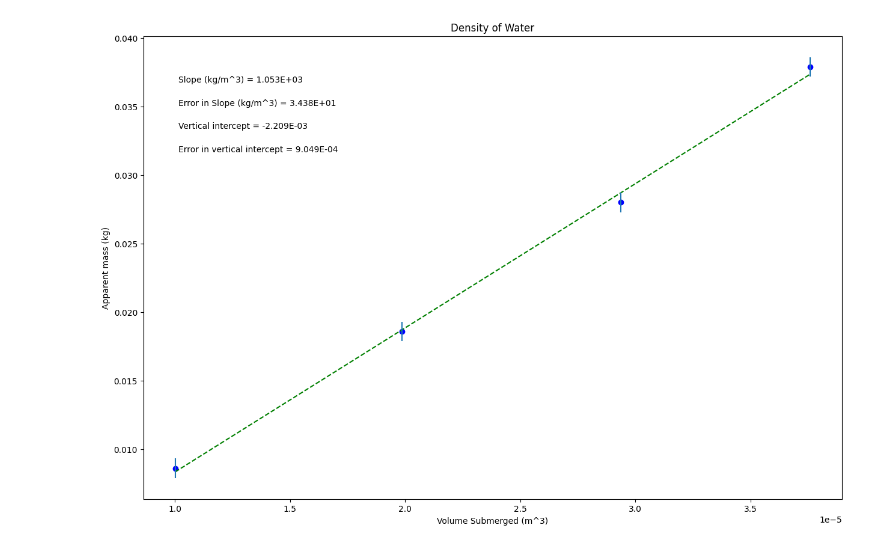
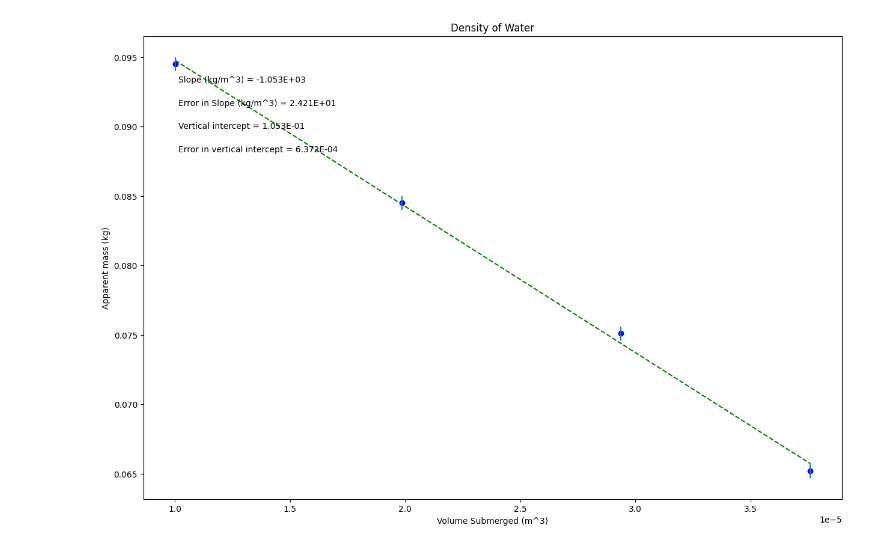
Before and after one commit to scienceguy19/PHSX, a Jupyter notebook: archemidesprinciple.ipynb, the cells around one changed output. Cells and saved outputs as stored; diff of their text form; code cells hidden in the pictures.

```diff
--- a/archemidesprinciple.ipynb
+++ b/archemidesprinciple.ipynb
@@ -21,9 +21,9 @@ import matplotlib.pyplot as plt
 
 volume = np.array([0.00001001480833, 0.00001985435752, 0.00002936842543, 0.00003760560528])
 
-amass = np.array([0.0086, 0.0186, 0.028, 0.0379])
+amass = np.array([ 0.0945,0.0845,0.0751, 0.0652])
 
-err_amass = np.array([0.00071,0.00071,0.00071,0.00071])
+err_amass = np.array([0.0005,0.0005,0.0005,0.0005])
 
 
 
@@ -92,31 +92,31 @@ elif annotation_placement==3 or annotation_placement==4:
 #Don't need to change anything in this section!
 
 #Plot data on graph. Plot error bars and place values for slope,
 #error in slope, and vertical intercept (plus error) on the plot using "annotate"
 
 plt.figure(figsize=(15,10))
 
 plt.plot(x, fit, color='green', linestyle='--')
 plt.scatter(x, y, color='blue', marker='o')
 
 plt.xlabel(x_label)
 plt.ylabel(y_label)
 plt.title(plot_title)
 
 plt.errorbar(x, y, yerr=dy, xerr=None, fmt="none") #don't need to plot x error bars
 
 plt.annotate('Slope ({}) = {value:.{digits}E}'.format(slope_units,value=m, digits=3),
              (xpos, ypos[0]), xycoords='axes fraction')
 
 plt.annotate('Error in Slope ({}) = {value:.{digits}E}'.format(slope_units,value=dm, digits=3),
              (xpos, ypos[1]), xycoords='axes fraction')
 
 plt.annotate('Vertical intercept = {value:.{digits}E}'.format(value=b, digits=3),
              (xpos, ypos[2]), xycoords='axes fraction')
 
 plt.annotate('Error in vertical intercept = {value:.{digits}E}'.format(value=db, digits=3),
              (xpos, ypos[3]), xycoords='axes fraction')
 
 plt.show()
 # %% [output]
-[figure, old version]
+[figure, new version]
```
